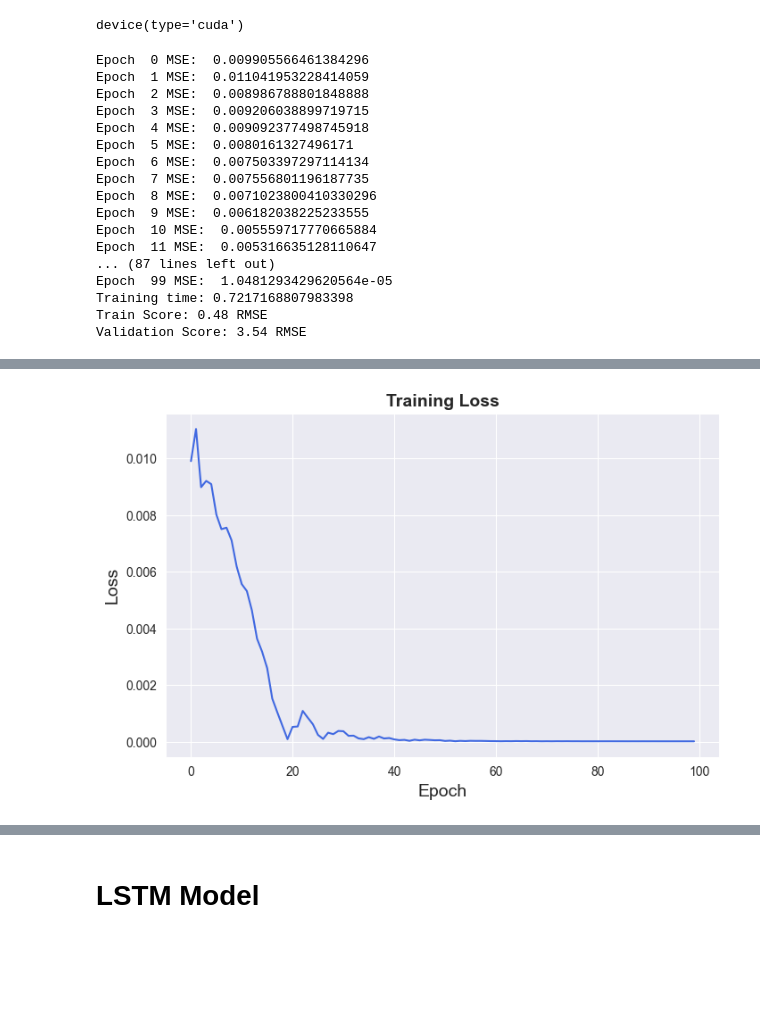
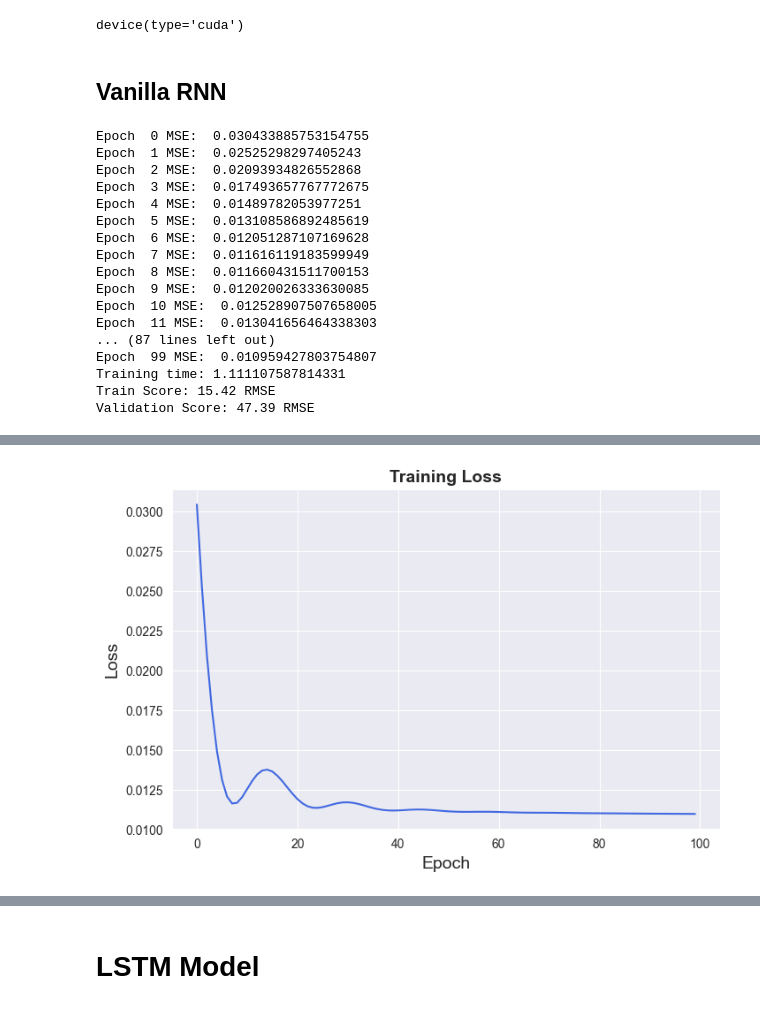
Before and after one commit to Satpat/Sequential-networks-for-Stonks, a Jupyter notebook: final_code_git.ipynb, the cells around one changed output, grey strips where cells are left out. Cells and saved outputs as stored; diff of their text form; code cells hidden in the pictures; blank space fills up the shorter version.

```diff
--- a/final_code_git.ipynb
+++ b/final_code_git.ipynb
@@ -195,7 +197,7 @@ class RNN_base(nn.Module):
         self.layer_dim = layer_dim
 
         # RNN
-        self.rnn = nn.RNN(input_dim, hidden_dim, layer_dim, batch_first=True, nonlinearity='relu')
+        self.rnn = nn.RNN(input_dim, hidden_dim, layer_dim, batch_first = True, nonlinearity = 'tanh')
 
         # Readout layer
         self.fc = nn.Linear(hidden_dim, output_dim)
@@ -345,5 +401,5 @@ def free_gpu_cache():
 # %%
-def evaluate_model(model, num_epochs, lr, loss_type, optimiser, time_step):
+def evaluate_single_model(model, num_epochs, lr, loss_type, optimiser, time_step):
 
     X_train, X_val, X_test, y_train, y_val, y_test = curate_dataset(df, time_step)
     X_train = torch_data(X_train, device)
@@ -390,5 +446,6 @@ def evaluate_model(model, num_epochs, lr, loss_type, optimiser, time_step):
     predictions = np.append(predictions, original, axis=1)
     result = pd.DataFrame(predictions)
     result = pd.concat([result, df_dates.iloc[0 : end_of_time]], axis = 1)
-
-    return history, trainScore, valScore, result
+    plot_loss(history)
+    plotly_predictions(result)
+    return None
@@ -403,7 +452,9 @@ def evaluate_model(model, num_epochs, lr, loss_type, optimiser, time_step):
+# %% [markdown]
+## Vanilla RNN
 # %%
-#parameters
+#parameters for vanilla RNN
 input_dim = 1
-hidden_dim = 20
+hidden_dim = 1
 num_layers = 1
 output_dim = 1
 num_epochs = 100
@@ -414,26 +465,26 @@ time_step = 20
 
 #declaring the model
 torch.manual_seed(42)
-rnn_1 = RNN_base(input_dim = input_dim, hidden_dim = hidden_dim, output_dim = output_dim, layer_dim = num_layers)
-rnn_1 = to_device(rnn_1, device)
+vanilla_rnn = RNN_base(input_dim = input_dim, hidden_dim = hidden_dim, output_dim = output_dim, layer_dim = num_layers)
+vanilla_rnn = to_device(vanilla_rnn, device)
 
 #training and evaluating model
-history, train_rmse, val_rmse, result = evaluate_model(rnn_1, num_epochs, lr, loss_type, optimiser, time_step)
+evaluate_single_model(vanilla_rnn, num_epochs, lr, loss_type, optimiser, time_step)
 # %% [output]
-Epoch  0 MSE:  0.009905566461384296
-Epoch  1 MSE:  0.011041953228414059
-Epoch  2 MSE:  0.008986788801848888
-Epoch  3 MSE:  0.009206038899719715
-Epoch  4 MSE:  0.009092377498745918
-Epoch  5 MSE:  0.0080161327496171
-Epoch  6 MSE:  0.007503397297114134
-Epoch  7 MSE:  0.007556801196187735
-Epoch  8 MSE:  0.0071023800410330296
-Epoch  9 MSE:  0.006182038225233555
-Epoch  10 MSE:  0.005559717770665884
-Epoch  11 MSE:  0.005316635128110647
+Epoch  0 MSE:  0.030433885753154755
+Epoch  1 MSE:  0.02525298297405243
+Epoch  2 MSE:  0.02093934826552868
+Epoch  3 MSE:  0.017493657767772675
+Epoch  4 MSE:  0.01489782053977251
+Epoch  5 MSE:  0.013108586892485619
+Epoch  6 MSE:  0.012051287107169628
+Epoch  7 MSE:  0.011616119183599949
+Epoch  8 MSE:  0.011660431511700153
+Epoch  9 MSE:  0.012020026333630085
+Epoch  10 MSE:  0.012528907507658005
+Epoch  11 MSE:  0.013041656464338303
 ... (87 lines left out)
-Epoch  99 MSE:  1.0481293429620564e-05
-Training time: 0.7217168807983398
-Train Score: 0.48 RMSE
-Validation Score: 3.54 RMSE
+Epoch  99 MSE:  0.010959427803754807
+Training time: 1.111107587814331
+Train Score: 15.42 RMSE
+Validation Score: 47.39 RMSE
@@ -440,4 +492 @@ Validation Score: 3.54 RMSE
+[figure, added]
-# %%
-plot_loss(history)
-# %% [output]
-[figure, removed]
```
Also changed, not shown: parts of 36 cells of this notebook.
